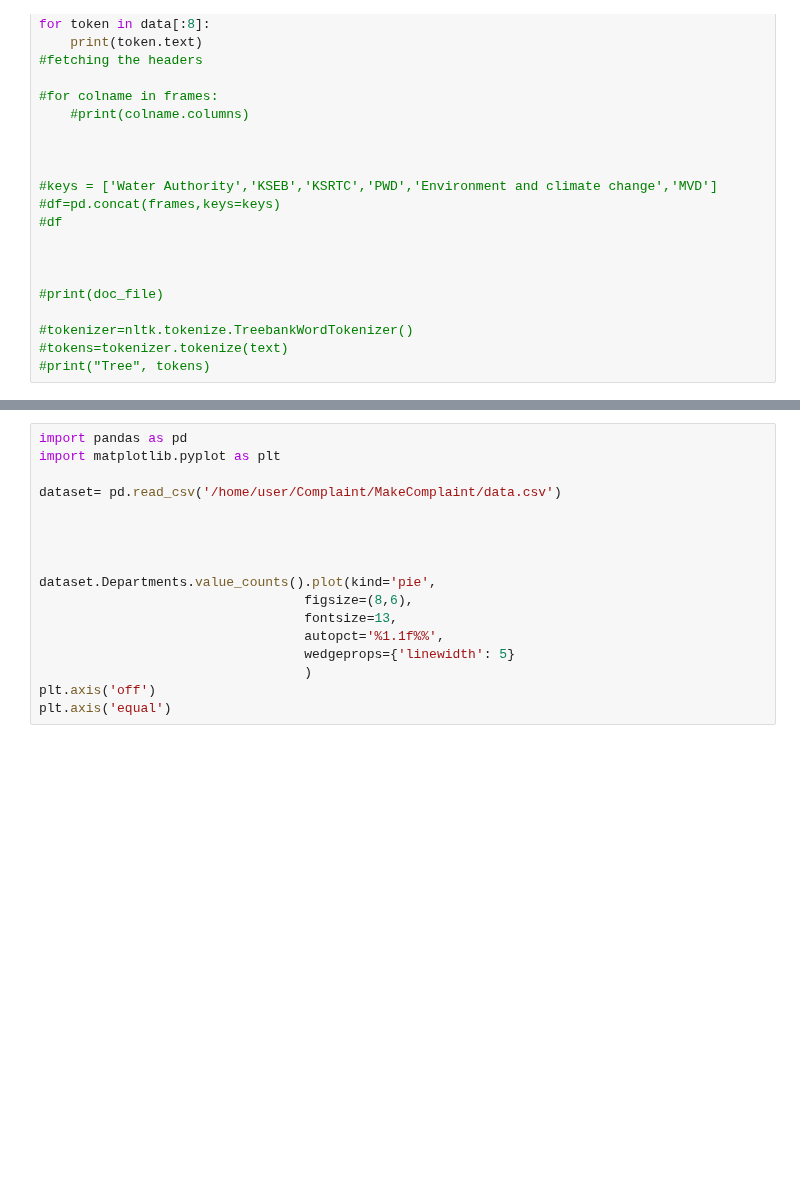
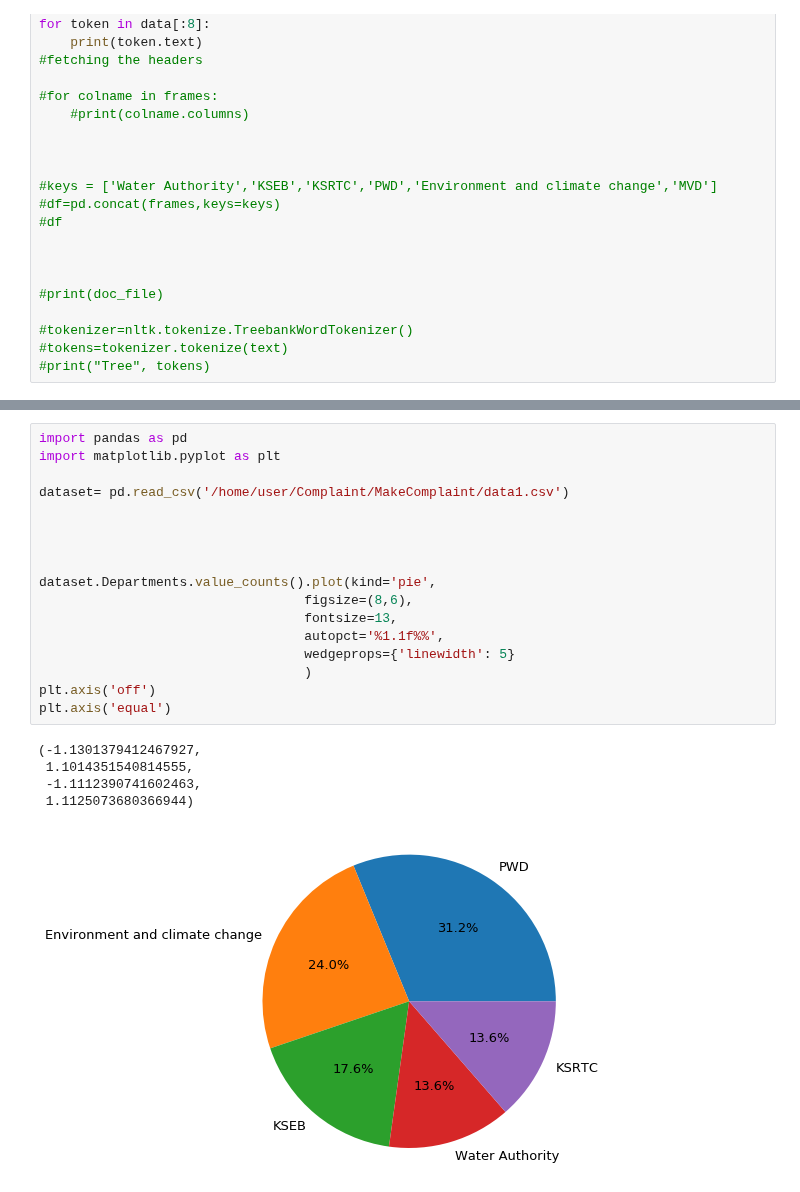
Before and after one commit to gayathrivs7/MakeComplaint, a Jupyter notebook: main.py.ipynb, the cells around one changed output, grey strips where cells are left out. Drawn from its saved outputs; the diff is of its cells as text; blank space fills up the shorter version.

```diff
--- a/main.py.ipynb
+++ b/main.py.ipynb
@@ -50,20 +60,26 @@ dataset.head()
 # %%
 import pandas as pd
 import matplotlib.pyplot as plt
 
-dataset= pd.read_csv('/home/user/Complaint/MakeComplaint/data.csv')
+dataset= pd.read_csv('/home/user/Complaint/MakeComplaint/data1.csv')
 
 
 
 
 dataset.Departments.value_counts().plot(kind='pie',
                                   figsize=(8,6),
                                   fontsize=13,
                                   autopct='%1.1f%%',
                                   wedgeprops={'linewidth': 5}
                                   )
 plt.axis('off')
 plt.axis('equal')
+# %% [output]
+(-1.1301379412467927,
+ 1.1014351540814555,
+ -1.1112390741602463,
+ 1.1125073680366944)
+[figure, added]
 # %%
 import pandas as pd
 import matplotlib.pyplot as plt
```
Also changed, not shown: parts of 3 cells of this notebook, 2 other files.
